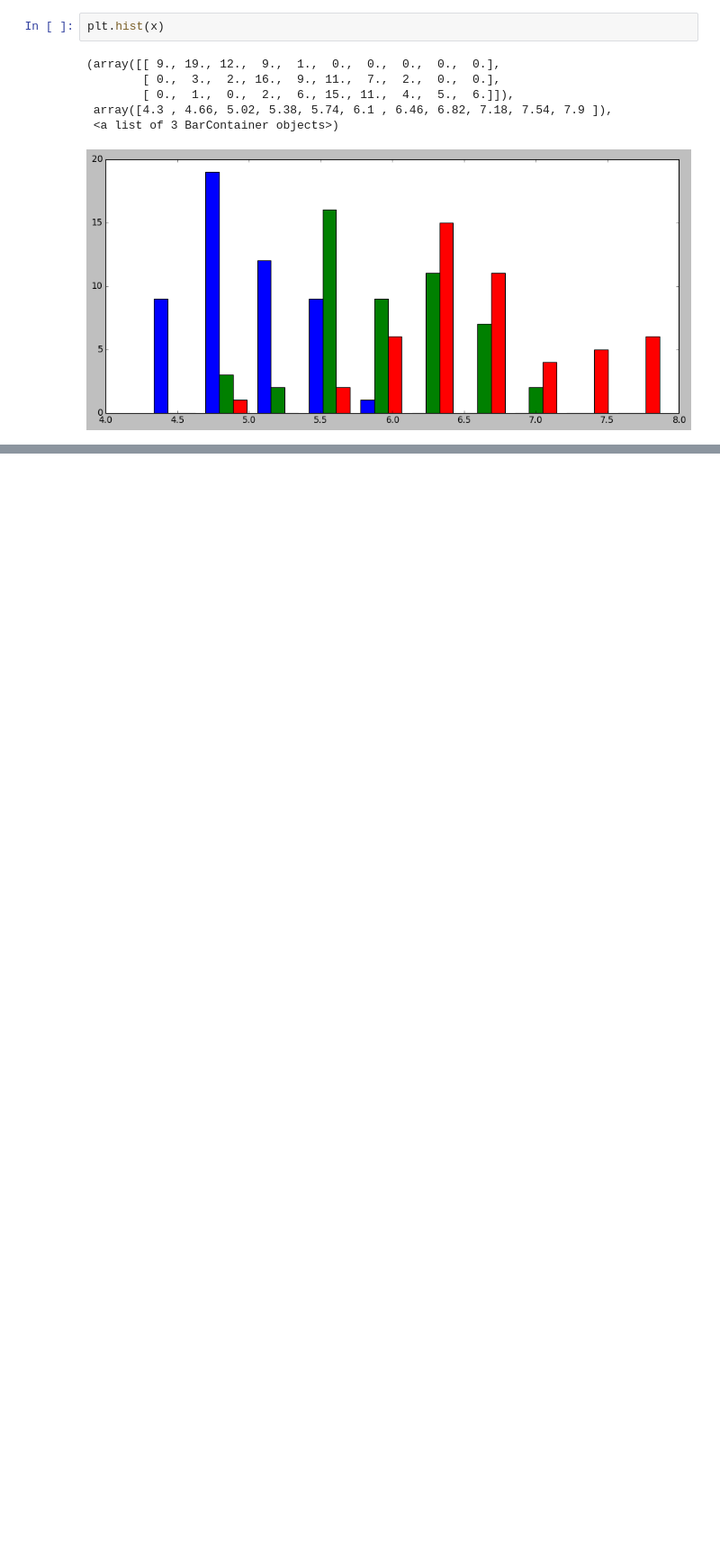
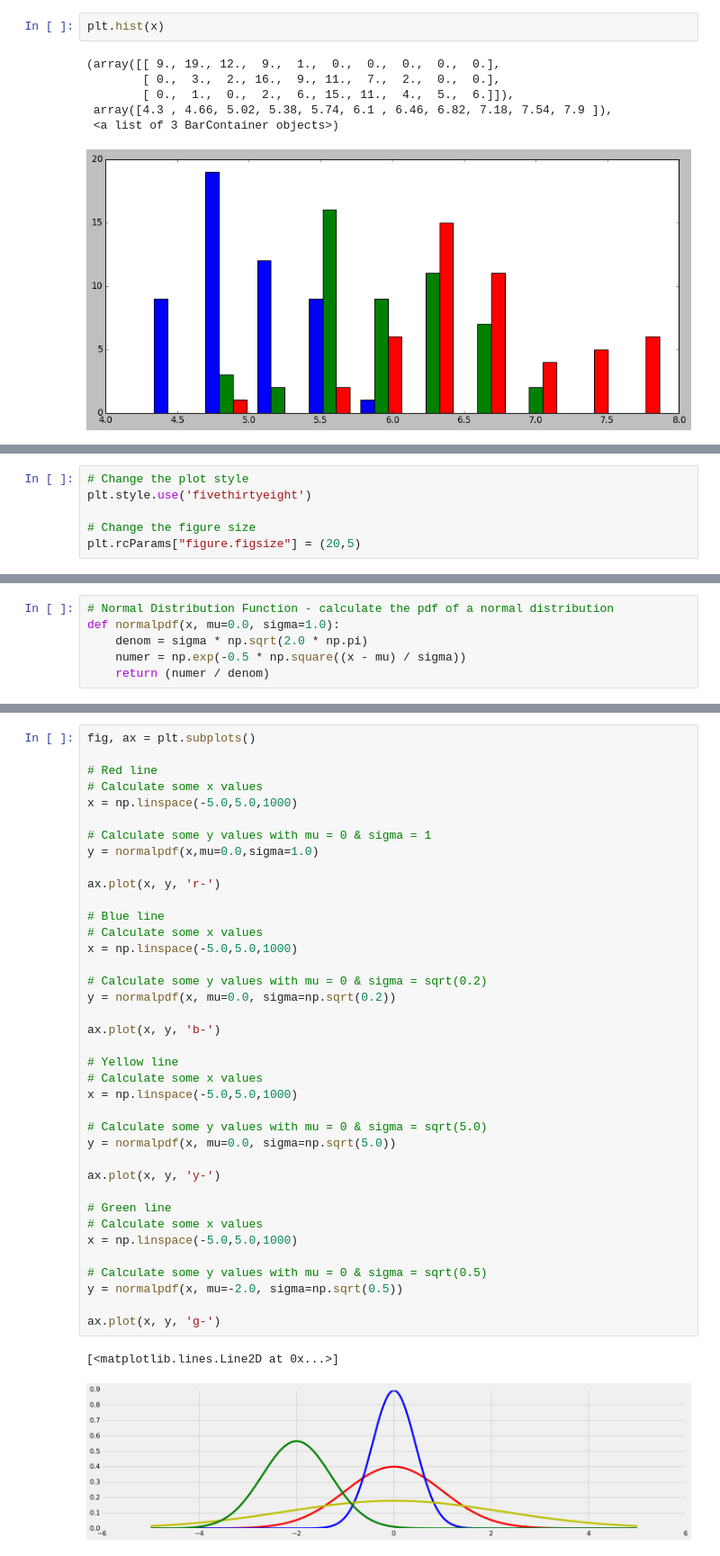
Before and after one commit to G00398258/fundsofda-assessment, a Jupyter notebook: pyplot.ipynb, the cells around one changed output, grey strips where cells are left out. Shown: that part at 90% size. Cells and saved outputs as stored; diff of their text form; blank space fills up the shorter version.

```diff
--- a/pyplot.ipynb
+++ b/pyplot.ipynb
@@ -275,0 +283,6 @@ plt.hist(x)
+# %%
+# Change the plot style
+plt.style.use('fivethirtyeight')
+
+# Change the figure size
+plt.rcParams["figure.figsize"] = (20,5)
@@ -275,0 +293,6 @@ plt.hist(x)
+# %%
+# Normal Distribution Function - calculate the pdf of a normal distribution
+def normalpdf(x, mu=0.0, sigma=1.0):
+    denom = sigma * np.sqrt(2.0 * np.pi)
+    numer = np.exp(-0.5 * np.square((x - mu) / sigma))
+    return (numer / denom)
@@ -275,0 +304,41 @@ plt.hist(x)
+# %%
+fig, ax = plt.subplots()
+
+# Red line
+# Calculate some x values
+x = np.linspace(-5.0,5.0,1000)
+
+# Calculate some y values with mu = 0 & sigma = 1
+y = normalpdf(x,mu=0.0,sigma=1.0)
+
+ax.plot(x, y, 'r-')
+
+# Blue line
+# Calculate some x values
+x = np.linspace(-5.0,5.0,1000)
+
+# Calculate some y values with mu = 0 & sigma = sqrt(0.2)
+y = normalpdf(x, mu=0.0, sigma=np.sqrt(0.2))
+
+ax.plot(x, y, 'b-')
+
+# Yellow line
+# Calculate some x values
+x = np.linspace(-5.0,5.0,1000)
+
+# Calculate some y values with mu = 0 & sigma = sqrt(5.0)
+y = normalpdf(x, mu=0.0, sigma=np.sqrt(5.0))
+
+ax.plot(x, y, 'y-')
+
+# Green line
+# Calculate some x values
+x = np.linspace(-5.0,5.0,1000)
+
+# Calculate some y values with mu = 0 & sigma = sqrt(0.5)
+y = normalpdf(x, mu=-2.0, sigma=np.sqrt(0.5))
+
+ax.plot(x, y, 'g-')
+# %% [output]
+[<matplotlib.lines.Line2D at 0x...>]
+[figure, added]
```
Also changed, not shown: parts of 31 cells of this notebook, 4 other files.
